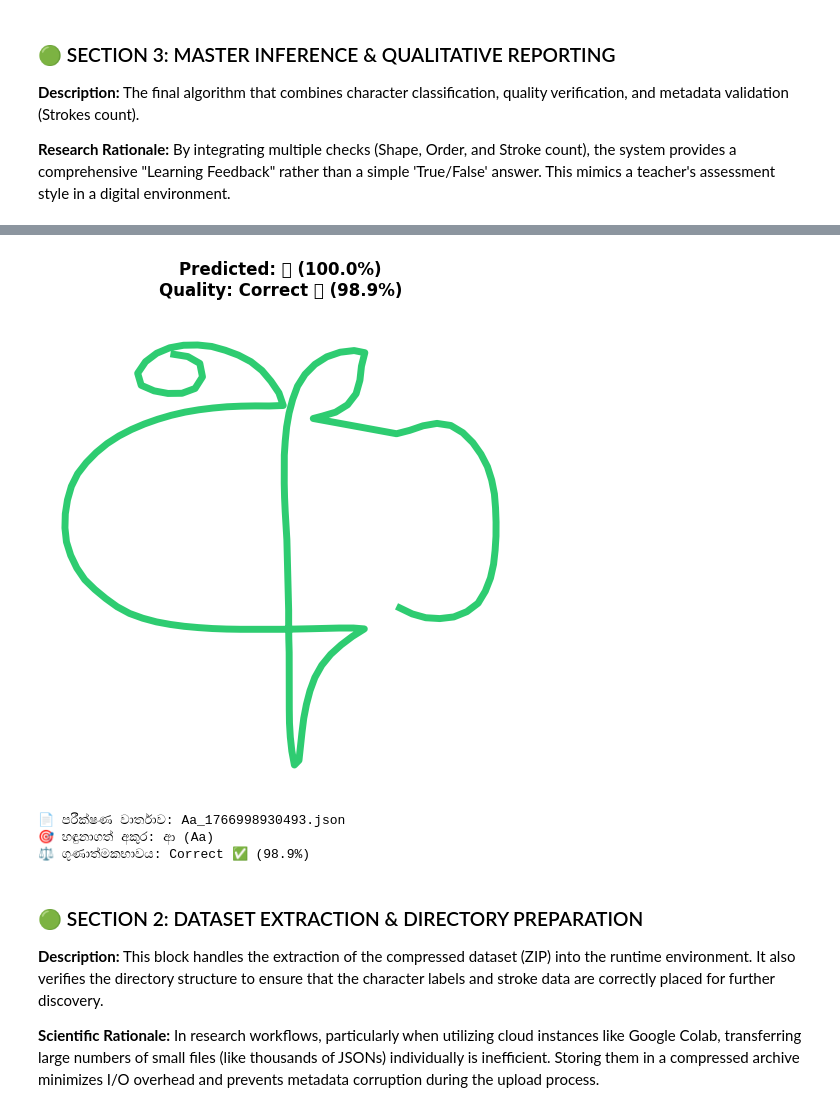
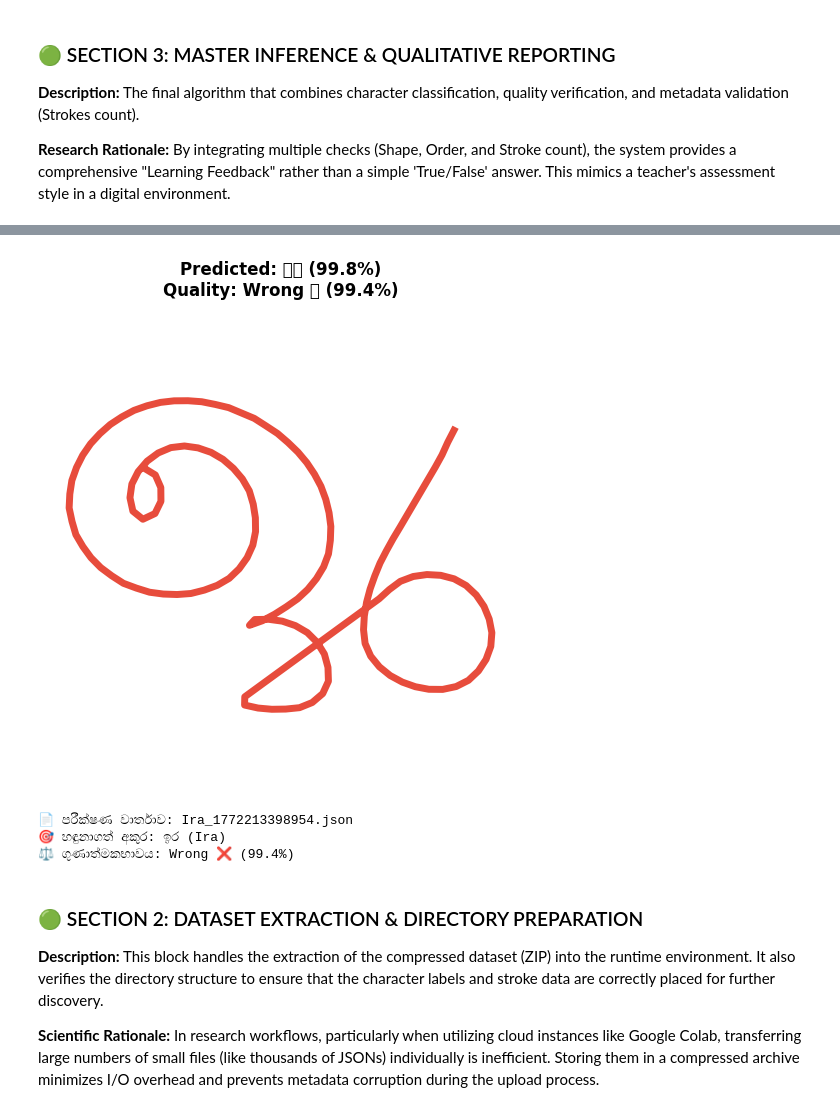
Before and after one commit to tharusha-dilhara/sinhala-mithuru, a Jupyter notebook: scripts/handwriting/sinhalamithuru-integrated-inference-system.ipynb, the cells around one changed output, grey strips where cells are left out. Cells and saved outputs as stored; diff of their text form; code cells hidden in the pictures.

```diff
--- a/scripts/handwriting/sinhalamithuru-integrated-inference-system.ipynb
+++ b/scripts/handwriting/sinhalamithuru-integrated-inference-system.ipynb
@@ -48,9 +48,15 @@ except Exception as e:
 
 # Fixed class order as per training metadata
 DYNAMIC_CLASSES = [
-    'A', 'AEe', 'Aa', 'Ae', 'E', 'Ee', 'G', 'Gi', 'Gii', 'Gu', 'Guu',
-    'H', 'I', 'Ii', 'K', 'Ka', 'Ke', 'Kee', 'Ki', 'Kii', 'Kii ', 'Ku',
-    'N', 'O', 'Oo', 'Ou', 'P', 'Pu', 'Puu', 'R', 'S', 'T', 'Th', 'U',
-    'Uu', 'Y', 'g', 'k'
+    'A', 'AEe', 'Aa', 'Ae', 'Ala', 'Atha', 'Ba', 'Bna', 'Bu', 'Buu',
+    'Ch', 'Cha', 'D', 'Da', 'Dee', 'Dna', 'E', 'Ee', 'G', 'Gi',
+    'Gii', 'Gna', 'Gu', 'Guu', 'H', 'I', 'Ii', 'Ira', 'Ja', 'K',
+    'Ka', 'Ke', 'Kee', 'Ki', 'Kii', 'Ko', 'Koo', 'Ku', 'La', 'Laa',
+    'Lae', 'Laee', 'Le', 'Lee', 'Li', 'Lii', 'Lna', 'Lo', 'Loo', 'Lu',
+    'Luu', 'M', 'Ma', 'Mee', 'Mu', 'Muu', 'N', 'O', 'Oo', 'Ou',
+    'P', 'Pu', 'Puu', 'R', 'Rata', 'Ree', 'Ru', 'Ruu', 'S', 'T',
+    'Th', 'Thu', 'Thuu', 'U', 'Uu', 'V', 'Va', 'Vaa', 'Vae', 'Vaee',
+    'Ve', 'Vee', 'Vi', 'Vii', 'Vo', 'Voo', 'Y', 'da', 'dara', 'dna',
+    'g', 'h', 'k'
 ]
 # %% [output]
@@ -152,6 +158,6 @@ def sinhala_mithuru_master_test(json_file):
     print(f"⚖️ ගුණාත්මකභාවය: {status} ({qual_score*100 if is_correct_quality else (1-qual_score)*100:.1f}%)")
 
 # Execution on a test file
-test_file = "Aa_1766998930493.json"
+test_file = "Ira_1772213398954.json"
 sinhala_mithuru_master_test(test_file)
 # %% [output]
@@ -158,7 +165,7 @@ sinhala_mithuru_master_test(test_file)
-[figure, old version]
+[figure, new version]
-📄 පරීක්ෂණ වාර්තාව: Aa_1766998930493.json
-🎯 හඳුනාගත් අකුර: ආ (Aa)
-⚖️ ගුණාත්මකභාවය: Correct ✅ (98.9%)
+📄 පරීක්ෂණ වාර්තාව: Ira_1772213398954.json
+🎯 හඳුනාගත් අකුර: ඉර (Ira)
+⚖️ ගුණාත්මකභාවය: Wrong ❌ (99.4%)
 # %% [markdown]
 ### 🟢 SECTION 2: DATASET EXTRACTION & DIRECTORY PREPARATION
 
```
Also changed, not shown: parts of 6 cells of this notebook, 4 other files.
